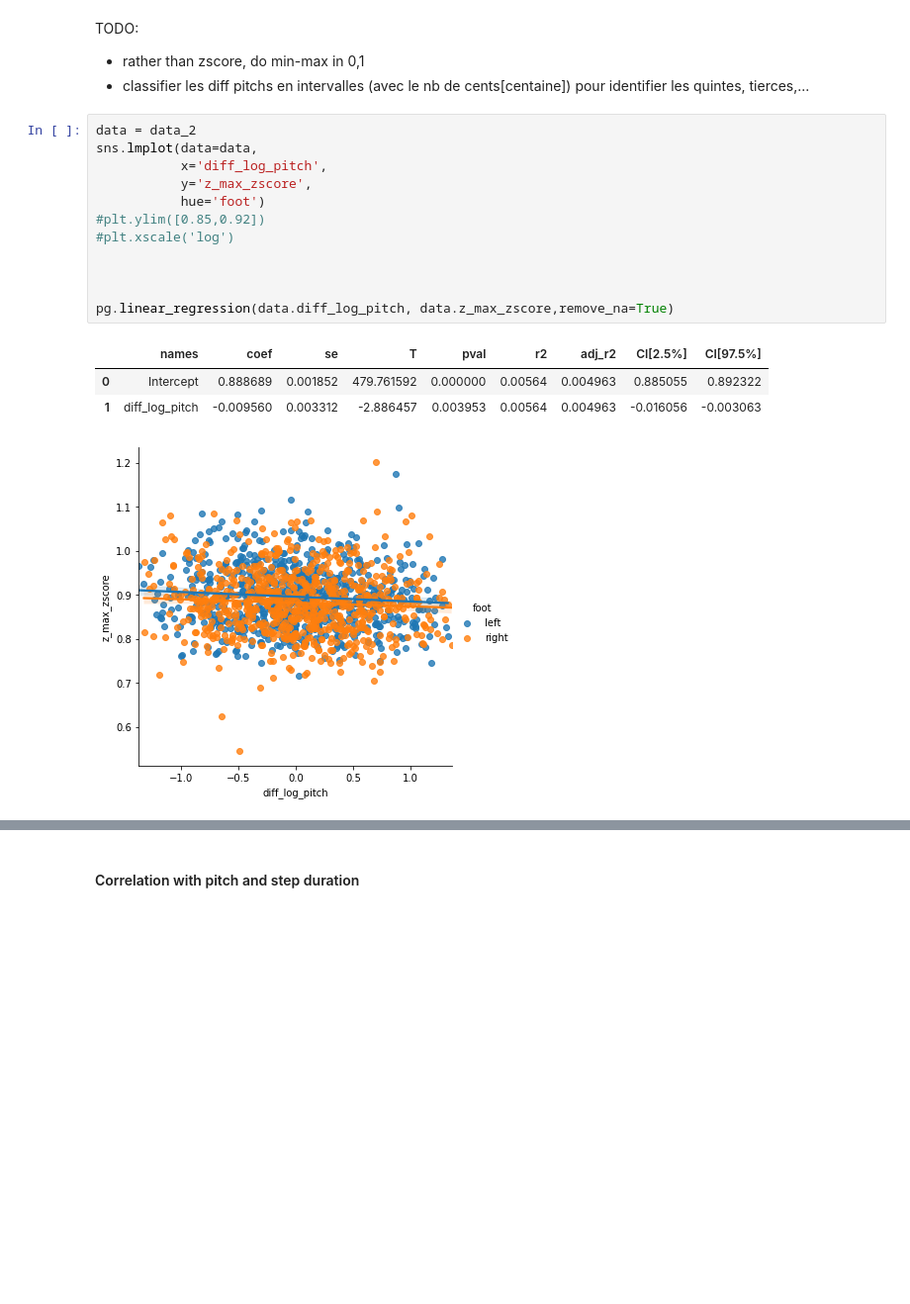
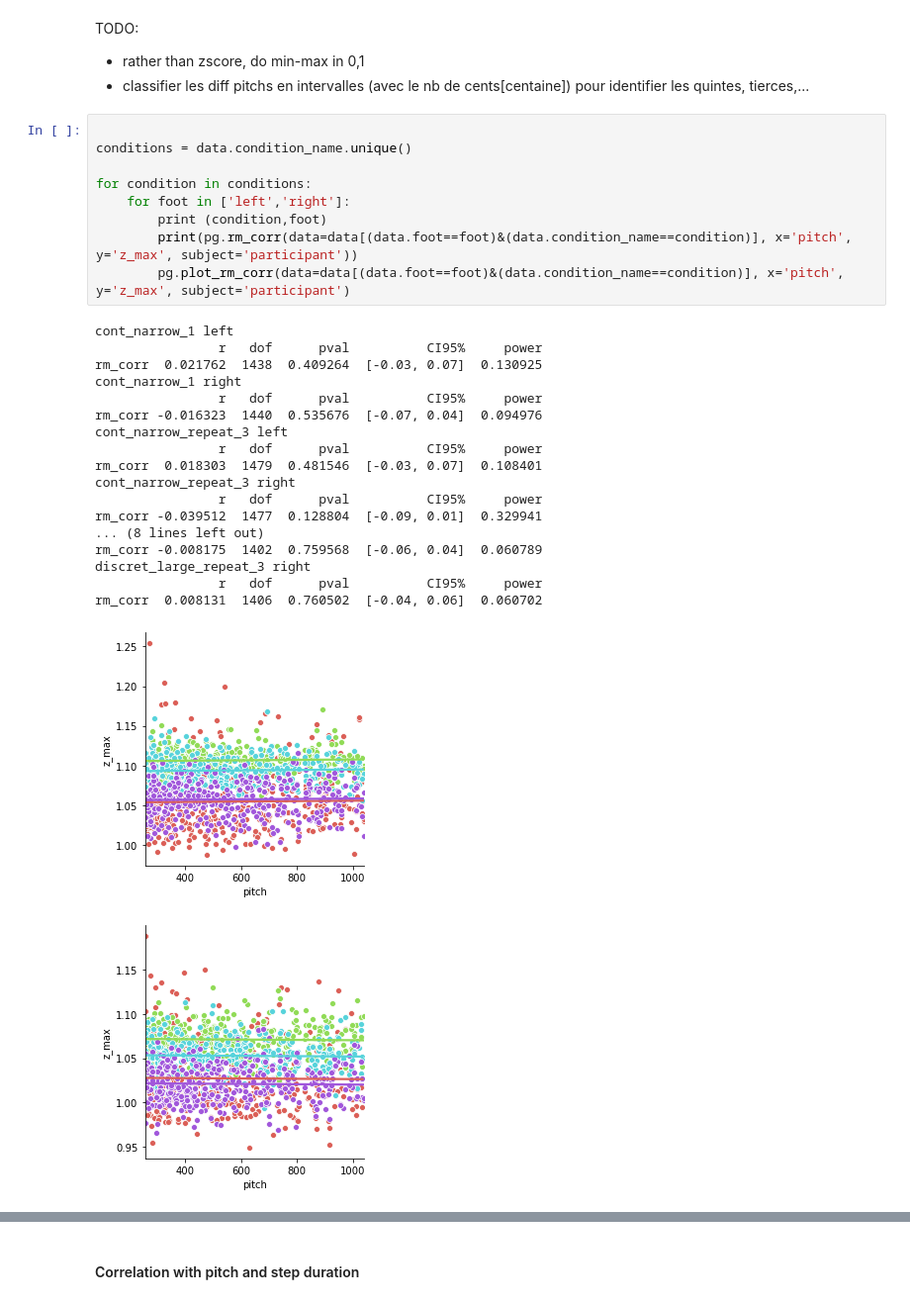
Before and after one commit to creamlab/treadmill, a Jupyter notebook: analysis/analysis.ipynb, the cells around one changed output, grey strips where cells are left out. Shown at 99% size. Drawn from its saved outputs; the diff is of its cells as text; blank space fills up the shorter version.

```diff
--- a/analysis/analysis.ipynb
+++ b/analysis/analysis.ipynb
@@ -824,20 +944,32 @@ Name: note, dtype: float64
 TODO:
 - rather than zscore, do min-max in 0,1
 - classifier les diff pitchs en intervalles (avec le nb de cents[centaine]) pour identifier les quintes, tierces,...
-# %%
-data = data_2
-sns.lmplot(data=data,
-           x='diff_log_pitch',
-           y='z_max_zscore',
-           hue='foot')
-#plt.ylim([0.85,0.92])
-#plt.xscale('log')
-
-
-
-pg.linear_regression(data.diff_log_pitch, data.z_max_zscore,remove_na=True)
-# %% [output]
-|  | names | coef | se | T | pval | r2 | adj_r2 | CI[2.5%] | CI[97.5%] |
-| 0 | Intercept | 0.888689 | 0.001852 | 479.761592 | 0.000000 | 0.00564 | 0.004963 | 0.885055 | 0.892322 |
-| 1 | diff_log_pitch | -0.009560 | 0.003312 | -2.886457 | 0.003953 | 0.00564 | 0.004963 | -0.016056 | -0.003063 |
-[figure, removed]
+# %%
+
+conditions = data.condition_name.unique()
+
+for condition in conditions:
+    for foot in ['left','right']:
+        print (condition,foot)
+        print(pg.rm_corr(data=data[(data.foot==foot)&(data.condition_name==condition)], x='pitch', y='z_max', subject='participant'))
+        pg.plot_rm_corr(data=data[(data.foot==foot)&(data.condition_name==condition)], x='pitch', y='z_max', subject='participant')
+# %% [output]
+cont_narrow_1 left
+                r   dof      pval          CI95%     power
+rm_corr  0.021762  1438  0.409264  [-0.03, 0.07]  0.130925
+cont_narrow_1 right
+                r   dof      pval          CI95%     power
+rm_corr -0.016323  1440  0.535676  [-0.07, 0.04]  0.094976
+cont_narrow_repeat_3 left
+                r   dof      pval          CI95%     power
+rm_corr  0.018303  1479  0.481546  [-0.03, 0.07]  0.108401
+cont_narrow_repeat_3 right
+                r   dof      pval          CI95%     power
+rm_corr -0.039512  1477  0.128804  [-0.09, 0.01]  0.329941
+... (8 lines left out)
+rm_corr -0.008175  1402  0.759568  [-0.06, 0.04]  0.060789
+discret_large_repeat_3 right
+                r   dof      pval          CI95%     power
+rm_corr  0.008131  1406  0.760502  [-0.04, 0.06]  0.060702
+[figure, added]
+[figure, added]
```
Also changed, not shown: parts of 24 cells of this notebook.
